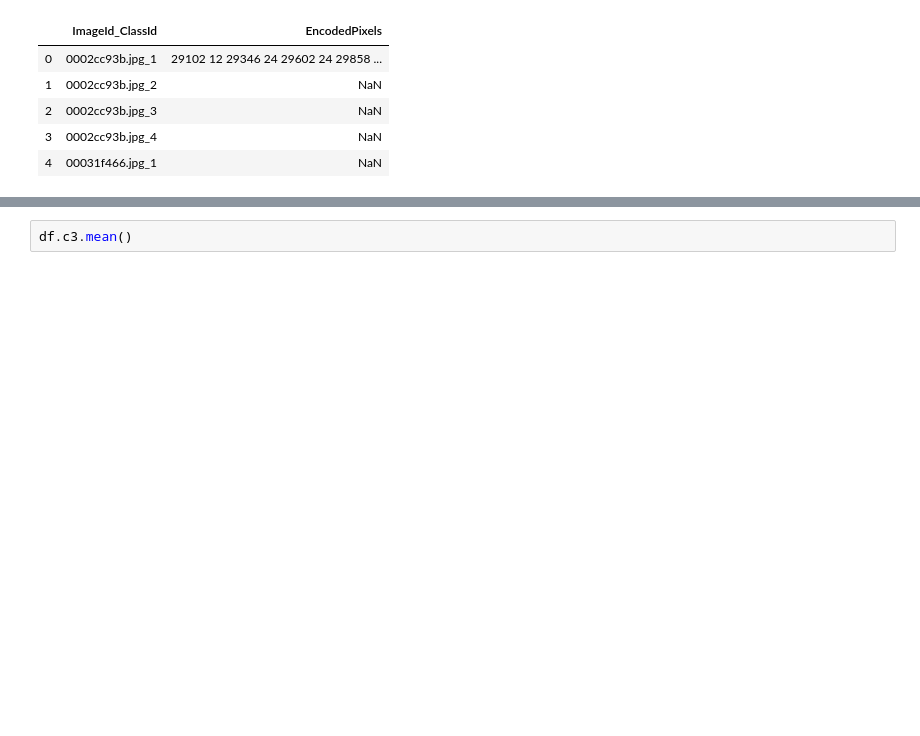
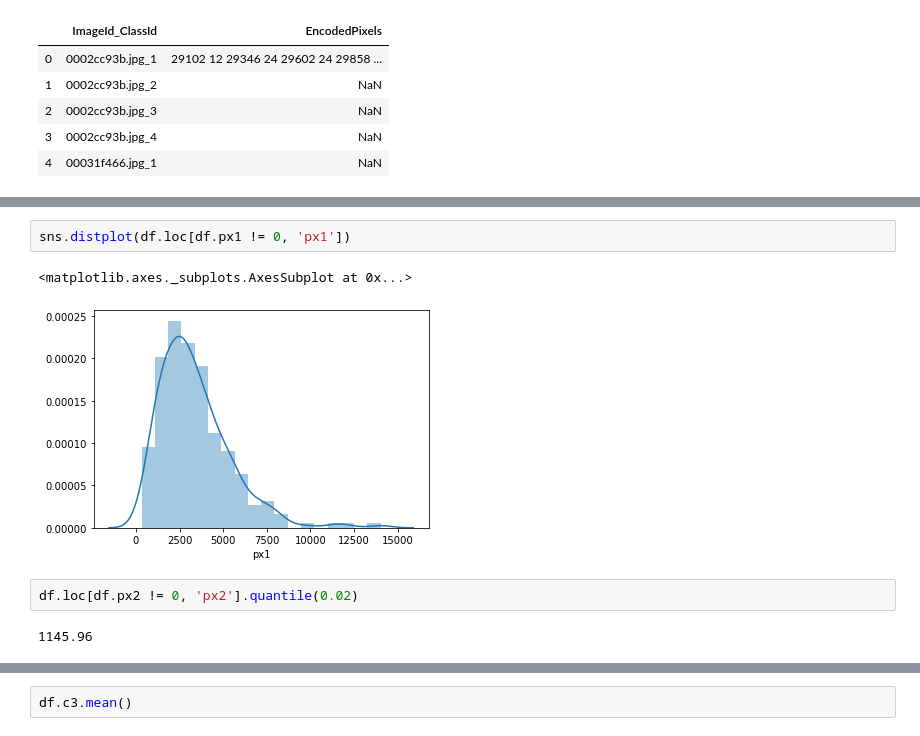
Before and after one commit to khornlund/severstal-steel-defect-detection, a Jupyter notebook: notebook/class-eda.ipynb, the cells around one changed output, grey strips where cells are left out. Drawn from its saved outputs; the diff is of its cells as text; blank space fills up the shorter version.

```diff
--- a/notebook/class-eda.ipynb
+++ b/notebook/class-eda.ipynb
@@ -82,0 +141,9 @@ df.px1.mean() / img_size
+# %%
+sns.distplot(df.loc[df.px1 != 0, 'px1'])
+# %% [output]
+<matplotlib.axes._subplots.AxesSubplot at 0x...>
+[figure, added]
+# %%
+df.loc[df.px2 != 0, 'px2'].quantile(0.02)
+# %% [output]
+1145.96
```
Also changed, not shown: parts of 26 cells of this notebook, 13 other files.
